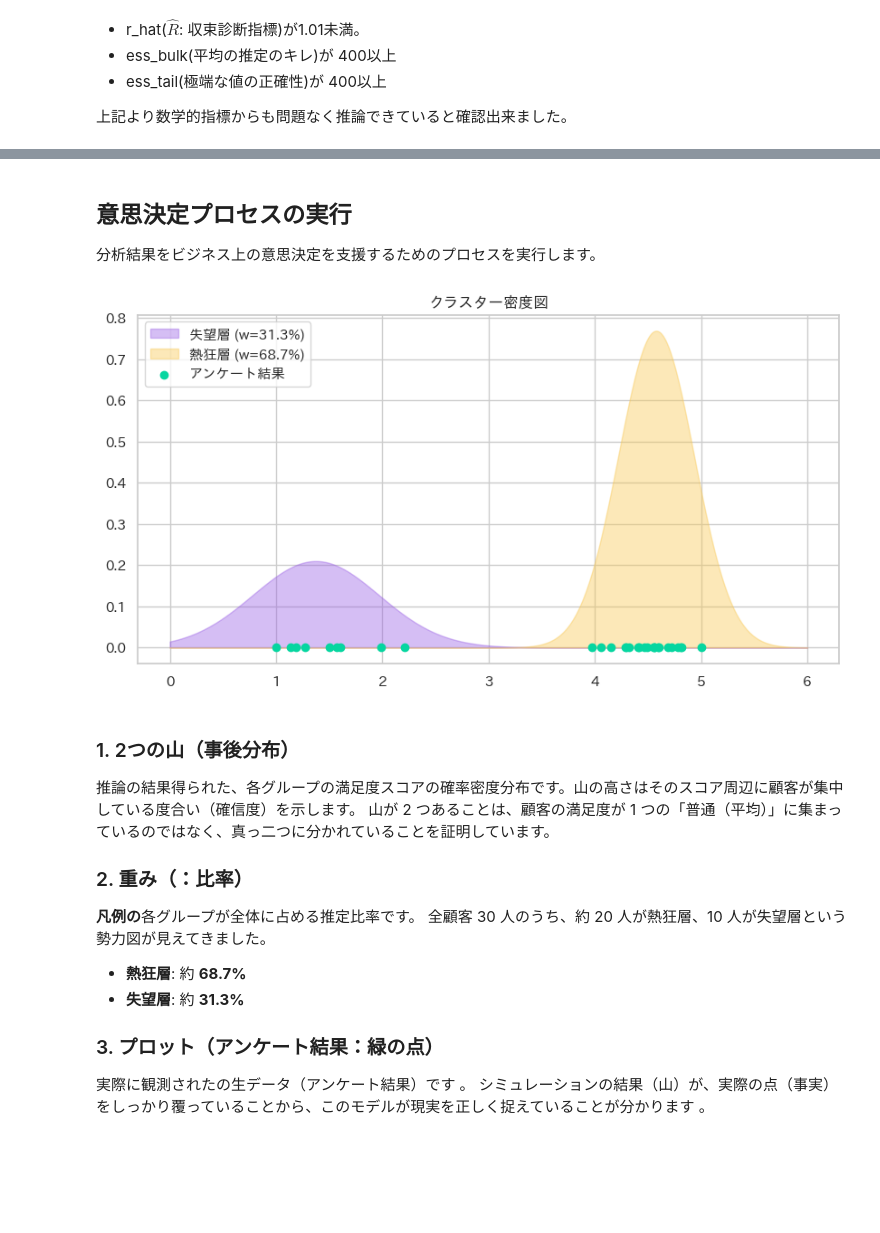
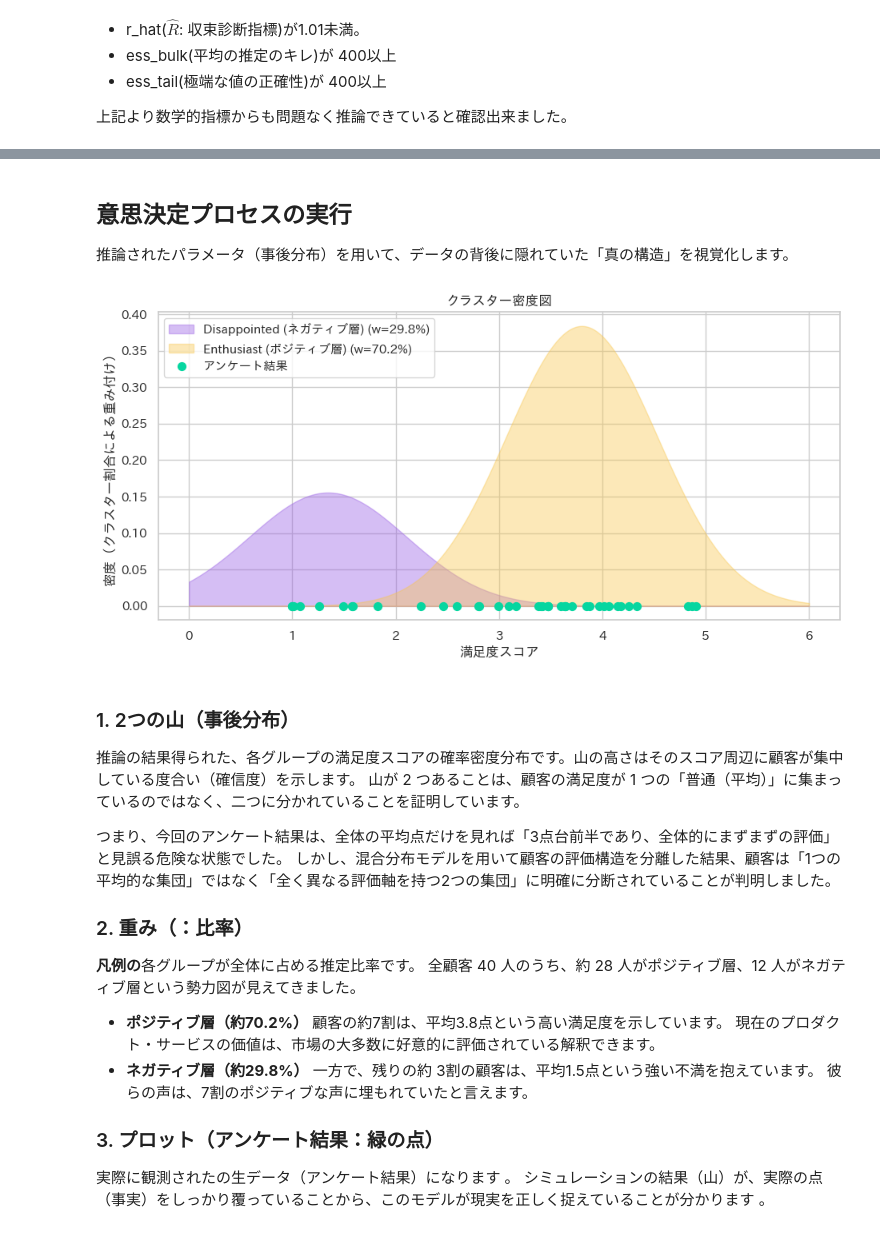
Before and after one commit to petalab-io/bayesian-iroha, a Jupyter notebook: notebooks/04_survey_latent_segmentasion/mixture_model_inference.ipynb, the cells around one changed output, grey strips where cells are left out. Drawn from its saved outputs; the diff is of its cells as text; code cells hidden in the pictures; blank space fills up the shorter version.

```diff
--- a/notebooks/04_survey_latent_segmentasion/mixture_model_inference.ipynb
+++ b/notebooks/04_survey_latent_segmentasion/mixture_model_inference.ipynb
@@ -217,7 +222,7 @@ with pm.Model(coords=coords) as model_mixture_v2:
     dist_component = pm.TruncatedNormal.dist(mu=mu_cluster, sigma=sigma_cluster, lower=1, upper=5, shape=2)
 
     # 混合モデルの定義
-    observation = pm.Mixture("observation", w=w_cluster, comp_dists=dist_component, observed=results_survey,
+    obs = pm.Mixture("obs", w=w_cluster, comp_dists=dist_component, observed=results_survey,
                              dims="id_obs")
 # %% [markdown]
 - `mu` 自体も裁断
@@ -278,15 +283,17 @@ with pm.Model(coords=coords) as model_mixture_v3:
     w_cluster = pm.Dirichlet("w_cluster", a=np.array([1, 1]), dims="cluster")
 
     mu_cluster = pm.TruncatedNormal("mu_cluster",
-                                    mu=[2, 4], sigma=0.5, lower=1, upper=5, dims="cluster", initval=[2.0, 4.0])  # 追加
+                                    mu=[2, 4], sigma=0.5, lower=1, upper=5, dims="cluster", initval=[1.5, 3.8])  # 追加
     sigma_cluster = pm.TruncatedNormal("sigma_cluster",
                                        mu=0.5,  # mu=0 より少し浮かせて安定させる
                                        sigma=0.5, lower=0.05, upper=1.5, dims="cluster")
 
+    # ラベルスイッチングの構造的防止
     pm.Potential("order_constraint", pm.math.switch(mu_cluster[0] < mu_cluster[1], 0, -np.inf))
 
+    # 截断正規分布をコンポーネントとして定義し、混合モデルを構築
     dist_component = pm.TruncatedNormal.dist(mu=mu_cluster, sigma=sigma_cluster, lower=1, upper=5, shape=2)
-    observation = pm.Mixture("observation", w=w_cluster, comp_dists=dist_component, observed=results_survey,
+    obs = pm.Mixture("obs", w=w_cluster, comp_dists=dist_component, observed=results_survey,
                              dims="id_obs")
 # %%
 model_mixture_v3.point_logps()
@@ -346,0 +394,4 @@ Sampling 4 chains for 1_000 tune and 2_000 draw iterations (4_000 + 8_000 draws
+# %%
+# 再推論
+with model_mixture_v4:
+    idata_posterior = pm.sample(2000, tune=2000, target_accept=0.98, random_seed=42)
@@ -346,0 +453,4 @@ Sampling 4 chains for 1_000 tune and 2_000 draw iterations (4_000 + 8_000 draws
+# %%
+# 再推論
+with model_mixture_v5:
+    idata_posterior = pm.sample(2000, tune=2000, target_accept=0.98, random_seed=42)
@@ -385,37 +586,56 @@ az.to_netcdf(idata_posterior, PATH_INFERENCE_DATA)
 # %% [markdown]
 ## 意思決定プロセスの実行
-分析結果をビジネス上の意思決定を支援するためのプロセスを実行します。
+推論されたパラメータ（事後分布）を用いて、データの背後に隠れていた「真の構造」を視覚化します。
 # %%
 # クラスター密度図
+
+# 事後分布から各パラメータの平均値を取得（推論結果の代表値）
 post_w = idata_posterior.posterior["w_cluster"].mean(dim=["chain", "draw"]).values
 post_mu = idata_posterior.posterior["mu_cluster"].mean(dim=["chain", "draw"]).values
 post_sigma = idata_posterior.posterior["sigma_cluster"].mean(dim=["chain", "draw"]).values
 
 x = np.linspace(0, 6, 500)
-plt.figure(figsize=(10, 5))
+plt.figure(figsize=(11, 5))
 colors = [COLOR_PURPLE, COLOR_YELLOW]
-labels = ["失望層", "熱狂層"]
+labels = ["ネガティブ層", "ポジティブ層"]
+
+# 推定された２つのグループの分布を描画
 for i, name in enumerate(coords["cluster"]):
     y = post_w[i] * (1 / (post_sigma[i] * np.sqrt(2 * np.pi))) * np.exp(-0.5 * ((x - post_mu[i]) / post_sigma[i]) ** 2)
-    plt.fill_between(x, y, alpha=0.4, color=colors[i], label=f"{labels[i]} (w={post_w[i]:.1%})")
+    plt.fill_between(x, y, alpha=0.4, color=colors[i], label=f"{name} ({labels[i]}) (w={post_w[i]:.1%})")
 
-plt.scatter(results_survey, np.zeros_like(results_survey), color=COLOR_GREEN, label="アンケート結果")
+plt.scatter(results_survey,
+            np.zeros_like(results_survey),
+            color=COLOR_GREEN,
+            s=50,
+            zorder=5,
+            label="アンケート結果")
+
 plt.title("クラスター密度図")
+plt.xlabel("満足度スコア")
+plt.ylabel("密度（クラスター割合による重み付け）")
 plt.legend()
 plt.show()
 # %% [output]
-[figure, old version]
+[figure, new version]
 # %% [markdown]
 ### 1. 2つの山（事後分布）
 推論の結果得られた、各グループの満足度スコアの確率密度分布です。山の高さはそのスコア周辺に顧客が集中している度合い（確信度）を示します。
-山が 2 つあることは、顧客の満足度が 1 つの「普通（平均）」に集まっているのではなく、真っ二つに分かれていることを証明しています。
+山が 2 つあることは、顧客の満足度が 1 つの「普通（平均）」に集まっているのではなく、二つに分かれていることを証明しています。
+
+つまり、今回のアンケート結果は、全体の平均点だけを見れば「3点台前半であり、全体的にまずまずの評価」と見誤る危険な状態でした。
+しかし、混合分布モデルを用いて顧客の評価構造を分離した結果、顧客は「1つの平均的な集団」ではなく「全く異なる評価軸を持つ2つの集団」に明確に分断されていることが判明しました。
 
 ### 2. 重み（：比率）
 **凡例の**各グループが全体に占める推定比率です。
-全顧客 30 人のうち、約 20 人が熱狂層、10 人が失望層という勢力図が見えてきました。
-* **熱狂層**: 約 **68.7%**
-* **失望層**: 約 **31.3%**
+全顧客 40 人のうち、約 28 人がポジティブ層、12 人がネガティブ層という勢力図が見えてきました。
+- **ポジティブ層（約70.2%）**
+    顧客の約7割は、平均3.8点という高い満足度を示しています。
+    現在のプロダクト・サービスの価値は、市場の大多数に好意的に評価されている解釈できます。
+- **ネガティブ層（約29.8%）**
+    一方で、残りの約 3割の顧客は、平均1.5点という強い不満を抱えています。
+    彼らの声は、7割のポジティブな声に埋もれていたと言えます。
 
 ### 3. プロット（アンケート結果：緑の点）
-実際に観測されたの生データ（アンケート結果）です 。
+実際に観測されたの生データ（アンケート結果）になります 。
 シミュレーションの結果（山）が、実際の点（事実）をしっかり覆っていることから、このモデルが現実を正しく捉えていることが分かります 。
```
Also changed, not shown: parts of 63 cells of this notebook.
